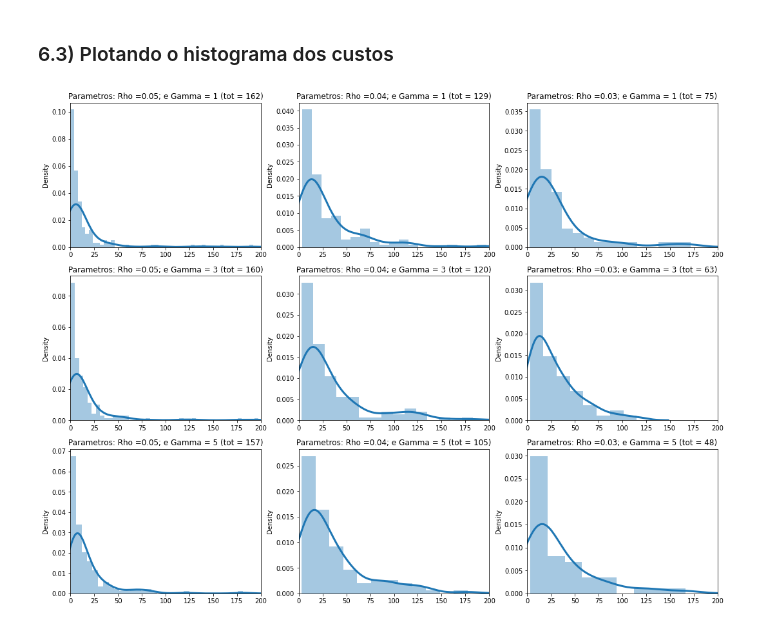
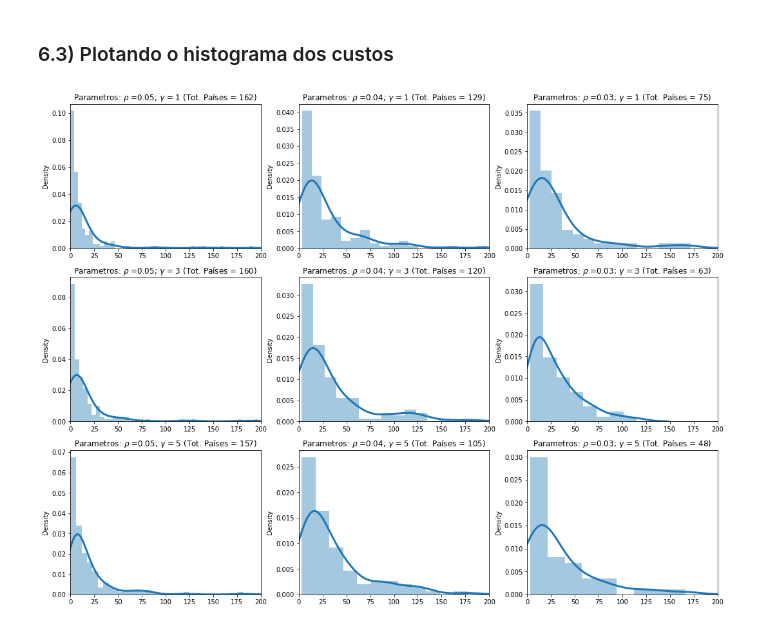
Before and after one commit to lucasestrela/Dissertacao, a Jupyter notebook: Calculando_Custo.ipynb, the cells around one changed output. Cells and saved outputs as stored; diff of their text form; code cells hidden in the pictures.

```diff
--- a/Calculando_Custo.ipynb
+++ b/Calculando_Custo.ipynb
@@ -599,32 +599,32 @@ for j, rhho in enumerate(Rho_0):
             try:
                 custo[idx] = lambda_ARMA[0][idx][i,j]*100
 
             except:
                 custo[idx] = None
 
         custo = pd.DataFrame(custo)
 
         #Removo os custos acima de 100%
         custo = custo[custo < 200]
 
         # Label do Histograma = Tupla de parametros
-        lab = 'Parametros: Rho =' + str(np.round(rhho, 3)) + '; e Gamma = ' + str(np.round(gama, 3)) + ' (tot = ' +str(custo[0].notnull().sum())+ ')'
+        lab = 'Parametros: ' + r'$\rho$ =' + str(np.round(rhho, 3)) + '; ' + r'$\gamma$ = ' + str(np.round(gama, 3)) + ' (Tot. Países = ' +str(custo[0].notnull().sum())+ ')'
 
 
         # Densidade 2
         sns.distplot(custo, hist = True, kde = True,
                       kde_kws = {'linewidth': 3},
                       ax=axes[i,j]
                      )
 
 
         axes[i,j].set_xlim(0, 200)
         axes[i,j].set_title(lab)
 
 # Espaçamento entre as figuras
 f.tight_layout(pad = 5.0)
 
 
 del j, i, idx
 # %% [output]
-[figure, old version]
+[figure, new version]
```
